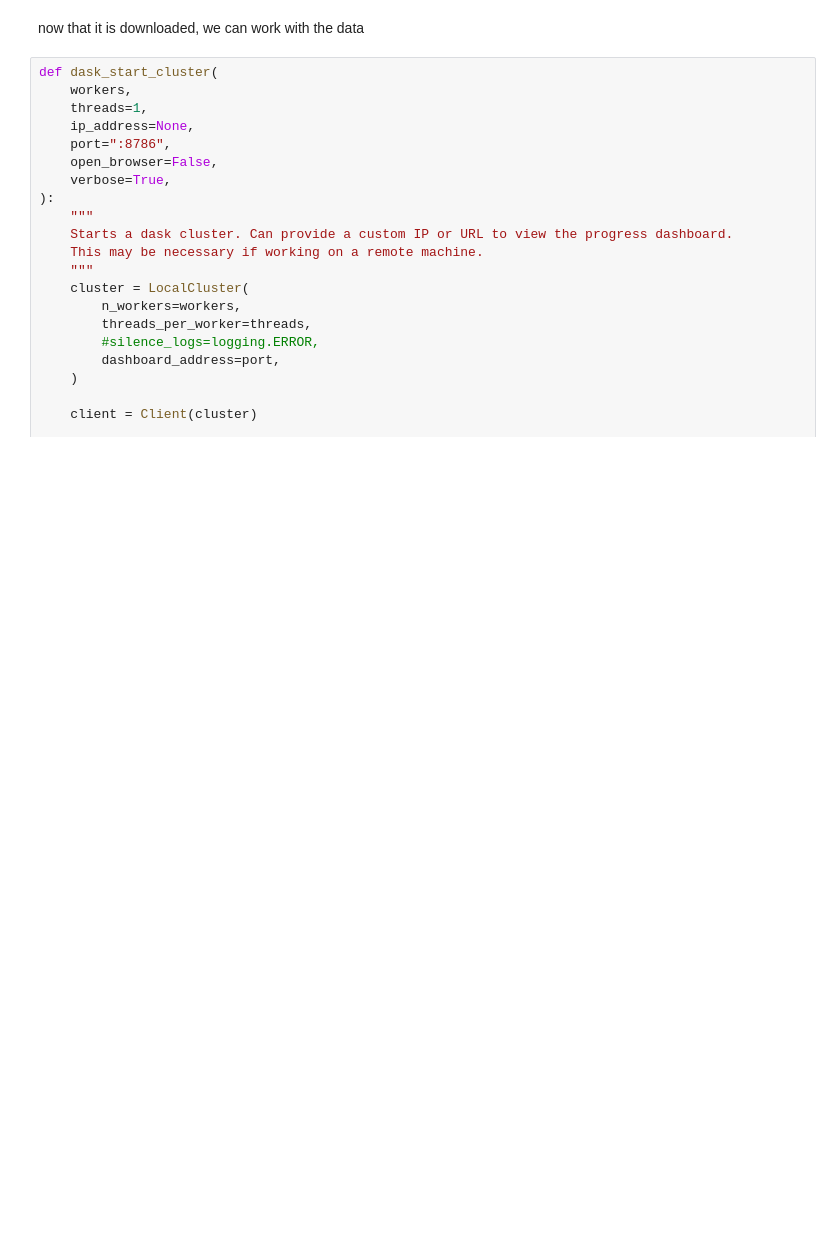
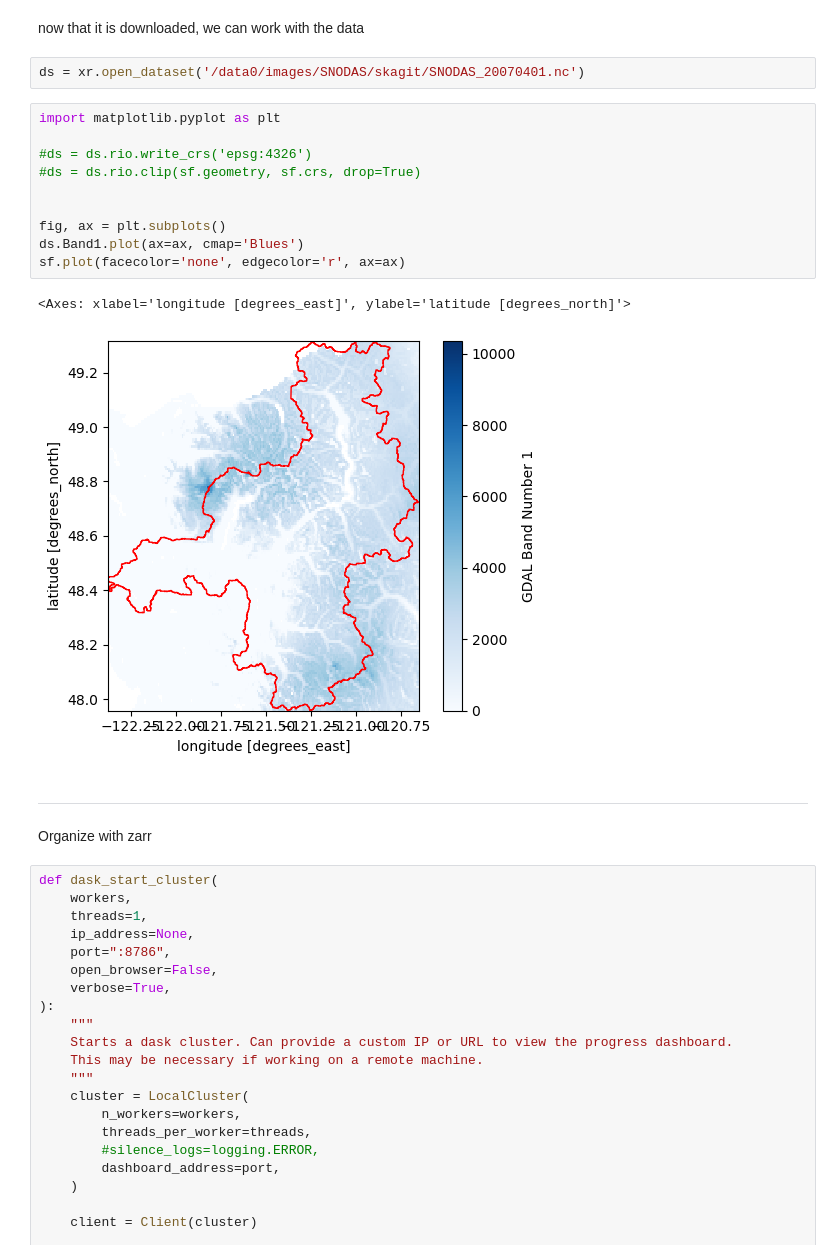
Before and after one commit to spestana/validation, a Jupyter notebook: fetch_snodas.ipynb, the cells around one changed output. Saved outputs shown, nothing was run; the diff lists cells and outputs as text; blank space fills up the shorter version.

```diff
--- a/fetch_snodas.ipynb
+++ b/fetch_snodas.ipynb
@@ -45,5 +45,24 @@ for date in (start_date + timedelta(n) for n in range(ndays.days)):
 # %% [markdown]
 now that it is downloaded, we can work with the data
+# %%
+ds = xr.open_dataset('/data0/images/SNODAS/skagit/SNODAS_20070401.nc')
+# %%
+import matplotlib.pyplot as plt
+
+#ds = ds.rio.write_crs('epsg:4326')
+#ds = ds.rio.clip(sf.geometry, sf.crs, drop=True)
+
+
+fig, ax = plt.subplots()
+ds.Band1.plot(ax=ax, cmap='Blues')
+sf.plot(facecolor='none', edgecolor='r', ax=ax)
+# %% [output]
+<Axes: xlabel='longitude [degrees_east]', ylabel='latitude [degrees_north]'>
+[figure, added]
+# %% [markdown]
+-------------------------------
+# %% [markdown]
+Organize with zarr
 # %%
 def dask_start_cluster(
     workers,
```
Also changed, not shown: parts of 9 cells of this notebook.
